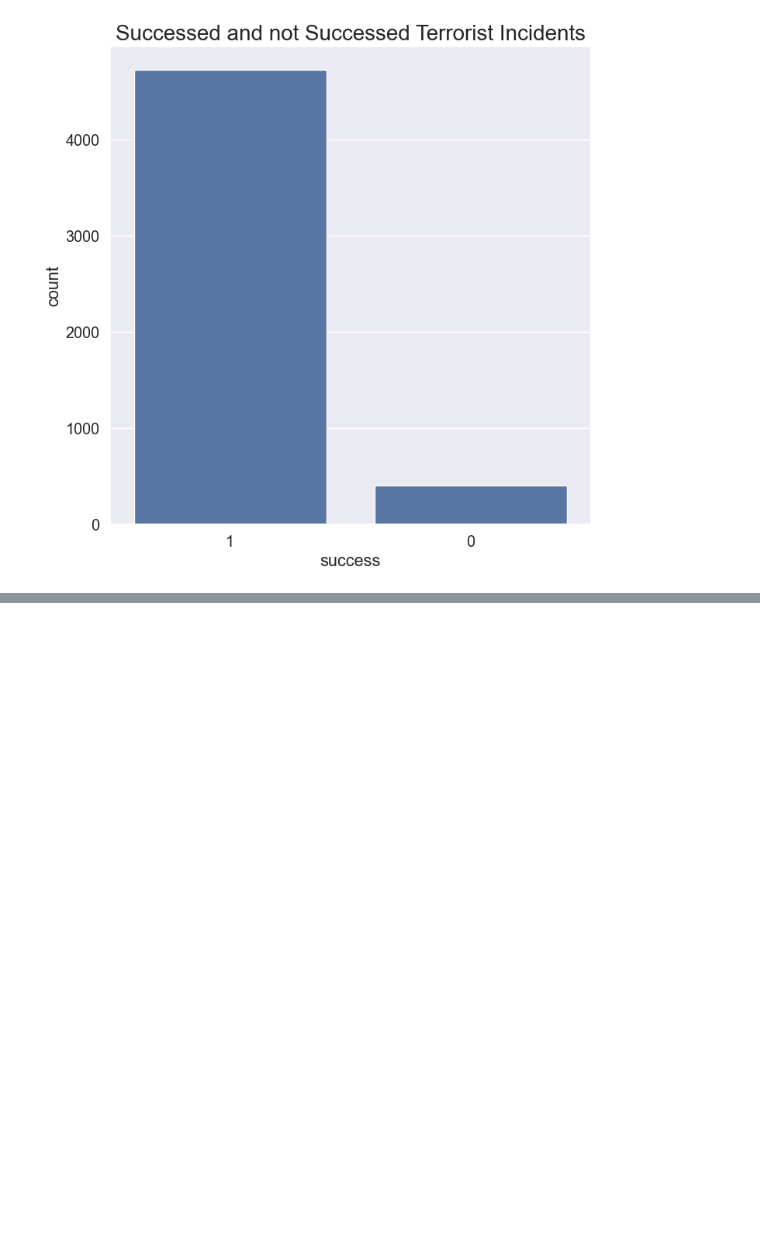
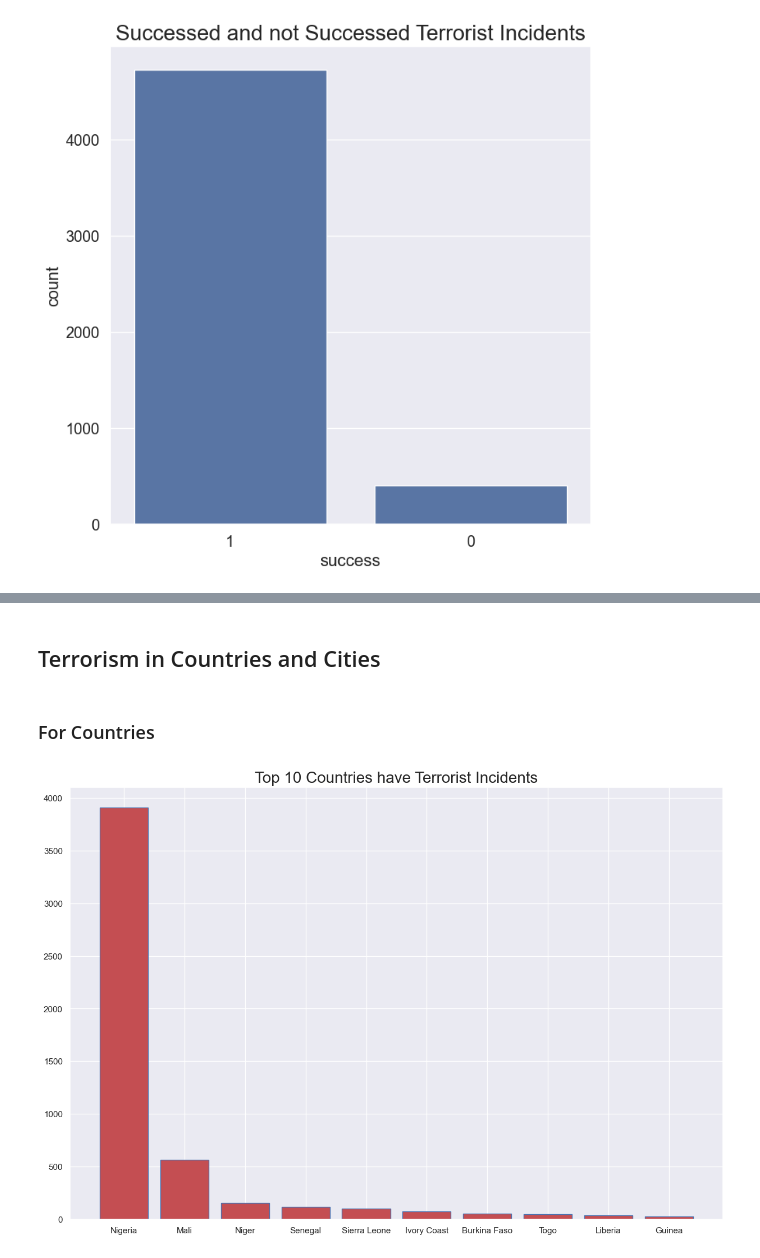
Before and after one commit to baafbass/Casptone_Project_For_SDG, a Jupyter notebook: Terrorism_attack.ipynb, the cells around one changed output, grey strips where cells are left out. Cells and saved outputs as stored; diff of their text form; code cells hidden in the pictures; blank space fills up the shorter version.

```diff
--- a/Terrorism_attack.ipynb
+++ b/Terrorism_attack.ipynb
@@ -251,0 +259,11 @@ plt.show()
+# %% [markdown]
+## Terrorism in Countries and Cities
+# %% [markdown]
+### For Countries
+# %%
+sns.set(rc={'figure.figsize':(15,10)},font_scale=1)
+plt.title("Top 10 Countries have Terrorist Incidents",size=20)
+plt.bar(df['country_txt'].value_counts().head(10).index,df['country_txt'].value_counts().head(10),facecolor='r',edgecolor='b')
+plt.show()
+# %% [output]
+[figure, added]
```
Also changed, not shown: parts of 10 cells of this notebook.
